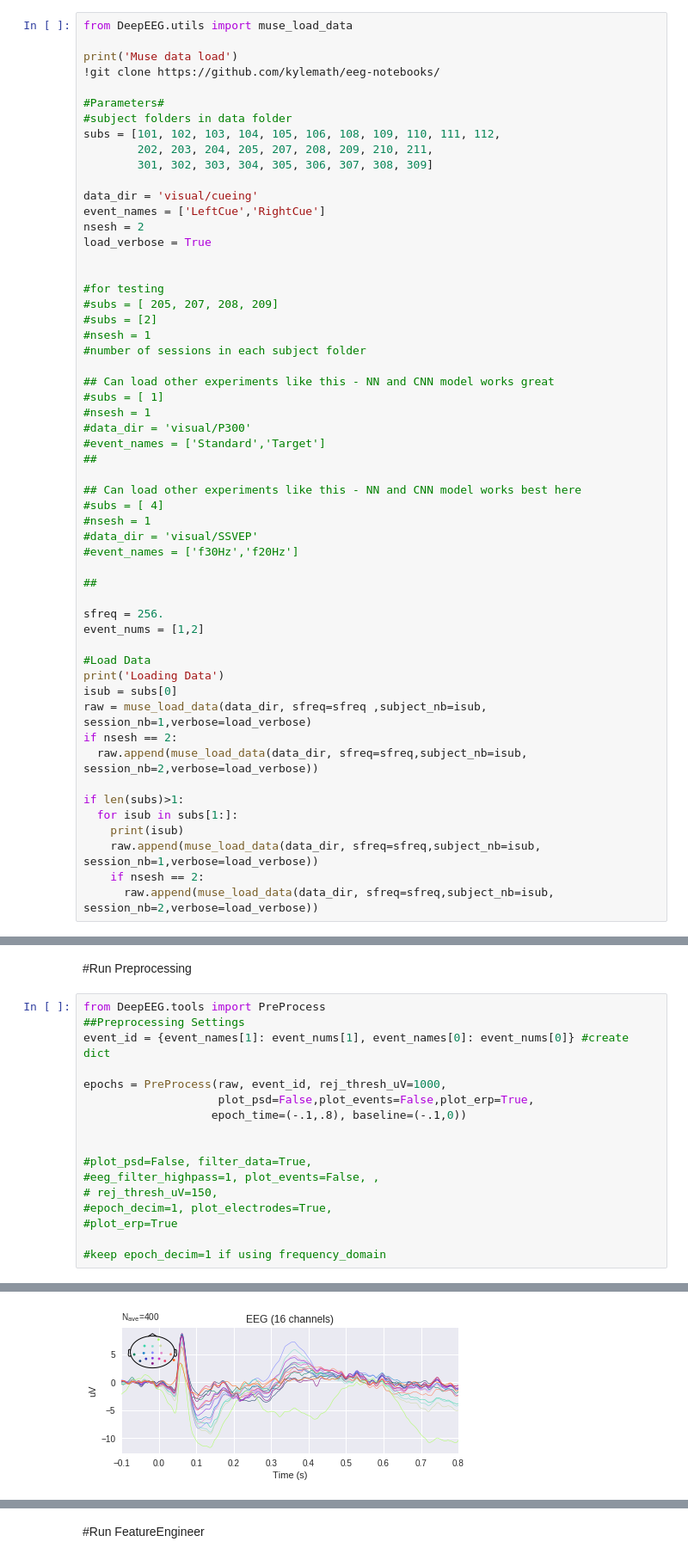
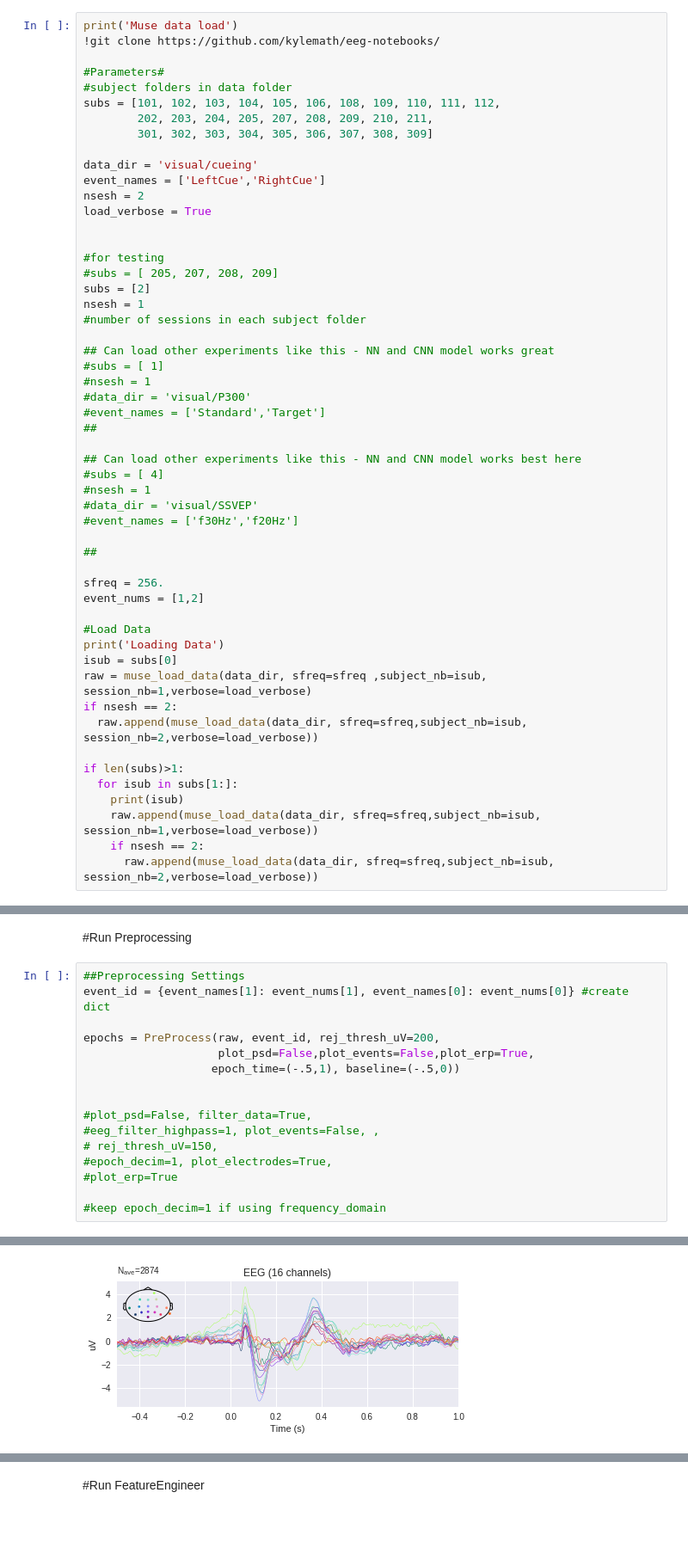
Before and after one commit to kylemath/DeepEEG, a Jupyter notebook: notebooks/DeepEEG.ipynb, the cells around one changed output, grey strips where cells are left out. Shown at 86% size. Drawn from its saved outputs; the diff is of its cells as text; blank space fills up the shorter version.

```diff
--- a/notebooks/DeepEEG.ipynb
+++ b/notebooks/DeepEEG.ipynb
@@ -95,8 +126,6 @@ Loading Channel Locations
 # %% [markdown]
 #Load Muse Data from eeg-notebooks
 # %%
-from DeepEEG.utils import muse_load_data
-
 print('Muse data load')
 !git clone https://github.com/kylemath/eeg-notebooks/
 
@@ -114,8 +143,8 @@ load_verbose = True
 
 #for testing
 #subs = [ 205, 207, 208, 209]
-#subs = [2]
-#nsesh = 1
+subs = [2]
+nsesh = 1
 #number of sessions in each subject folder
 
 ## Can load other experiments like this - NN and CNN model works great
@@ -170,13 +201,12 @@ Ready.
 # %% [markdown]
 #Run Preprocessing
 # %%
-from DeepEEG.tools import PreProcess
 ##Preprocessing Settings
 event_id = {event_names[1]: event_nums[1], event_names[0]: event_nums[0]} #create dict
 
-epochs = PreProcess(raw, event_id, rej_thresh_uV=1000,
+epochs = PreProcess(raw, event_id, rej_thresh_uV=200,
                     plot_psd=False,plot_events=False,plot_erp=True,
-                   epoch_time=(-.1,.8), baseline=(-.1,0))
+                   epoch_time=(-.5,1), baseline=(-.5,0))
 
 
 #plot_psd=False, filter_data=True,
@@ -195 +225 @@ Event IDs: [  1   2   3   4   5   6   7   9  11  15 255]
-[figure, old version]
+[figure, new version]
```
Also changed, not shown: parts of 9 cells of this notebook.
